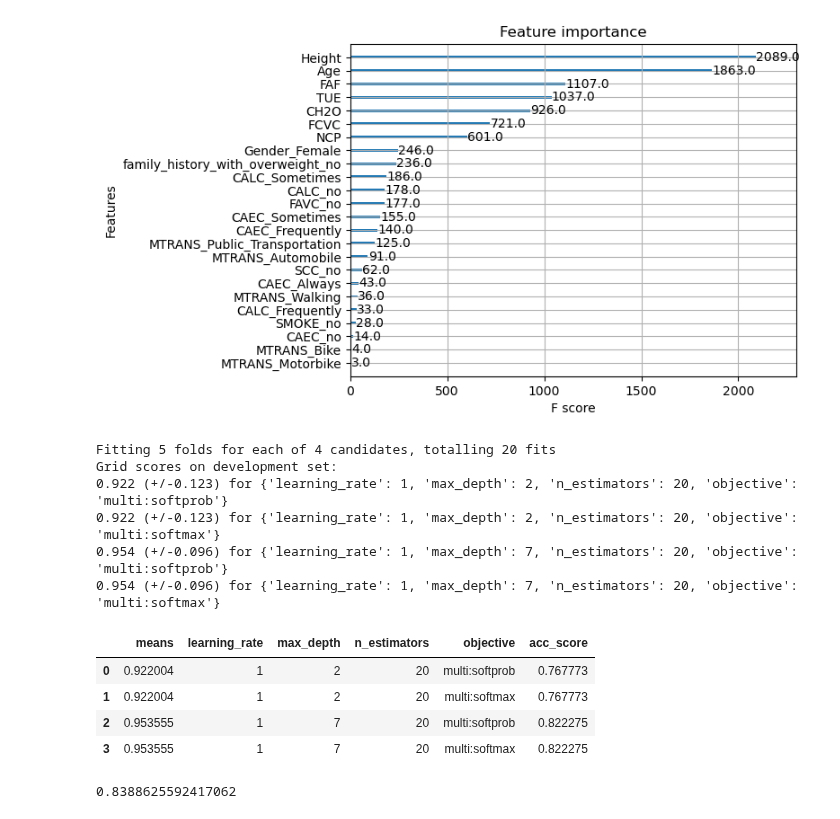
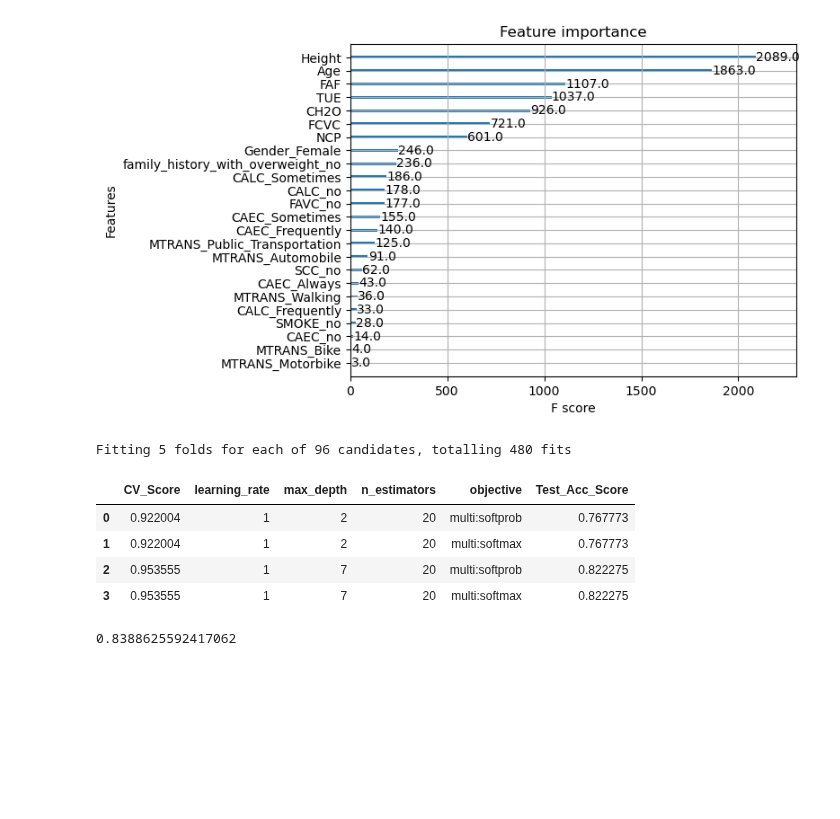
Before and after one commit to shekharbiswas/Obesity, a Jupyter notebook: Visuals.ipynb, the cells around one changed output. Saved outputs shown, nothing was run; the diff lists cells and outputs as text; code cells hidden in the pictures; blank space fills up the shorter version.

```diff
--- a/Visuals.ipynb
+++ b/Visuals.ipynb
@@ -403,9 +403,9 @@ estimator = XGBClassifier(
 
 parameters = {
     'objective': ['multi:softprob', 'multi:softmax'],
-    'max_depth': range (2, 10, 5),
-    'n_estimators': range(20, 40, 20),
-    'learning_rate': [1],
+    'max_depth': range (2, 10, 2),
+    'n_estimators': range(20, 100, 20),
+    'learning_rate': [1, 0.01, 0.1],
 
 }
 
@@ -461,17 +461,15 @@ df = pd.DataFrame(dict)
 
 df.to_csv('dataframe.csv', index = False)
 # %% [output]
-Fitting 5 folds for each of 4 candidates, totalling 20 fits
-Grid scores on development set:
-0.922 (+/-0.123) for {'learning_rate': 1, 'max_depth': 2, 'n_estimators': 20, 'objective': 'multi:softprob'}
-0.922 (+/-0.123) for {'learning_rate': 1, 'max_depth': 2, 'n_estimators': 20, 'objective': 'multi:softmax'}
-0.954 (+/-0.096) for {'learning_rate': 1, 'max_depth': 7, 'n_estimators': 20, 'objective': 'multi:softprob'}
-0.954 (+/-0.096) for {'learning_rate': 1, 'max_depth': 7, 'n_estimators': 20, 'objective': 'multi:softmax'}
+Fitting 5 folds for each of 96 candidates, totalling 480 fits
-|  | means | learning_rate | max_depth | n_estimators | objective | acc_score |
-| 0 | 0.922004 | 1 | 2 | 20 | multi:softprob | 0.767773 |
-| 1 | 0.922004 | 1 | 2 | 20 | multi:softmax | 0.767773 |
-| 2 | 0.953555 | 1 | 7 | 20 | multi:softprob | 0.822275 |
-| 3 | 0.953555 | 1 | 7 | 20 | multi:softmax | 0.822275 |
+# %%
+df
+# %% [output]
+|  | CV_Score | learning_rate | max_depth | n_estimators | objective | Test_Acc_Score |
+| 0 | 0.922004 | 1 | 2 | 20 | multi:softprob | 0.767773 |
+| 1 | 0.922004 | 1 | 2 | 20 | multi:softmax | 0.767773 |
+| 2 | 0.953555 | 1 | 7 | 20 | multi:softprob | 0.822275 |
+| 3 | 0.953555 | 1 | 7 | 20 | multi:softmax | 0.822275 |
 # %%
 X_train, X_test, y_train, y_test = train_test_split(X, y, test_size=0.2, random_state=42)
 
```
